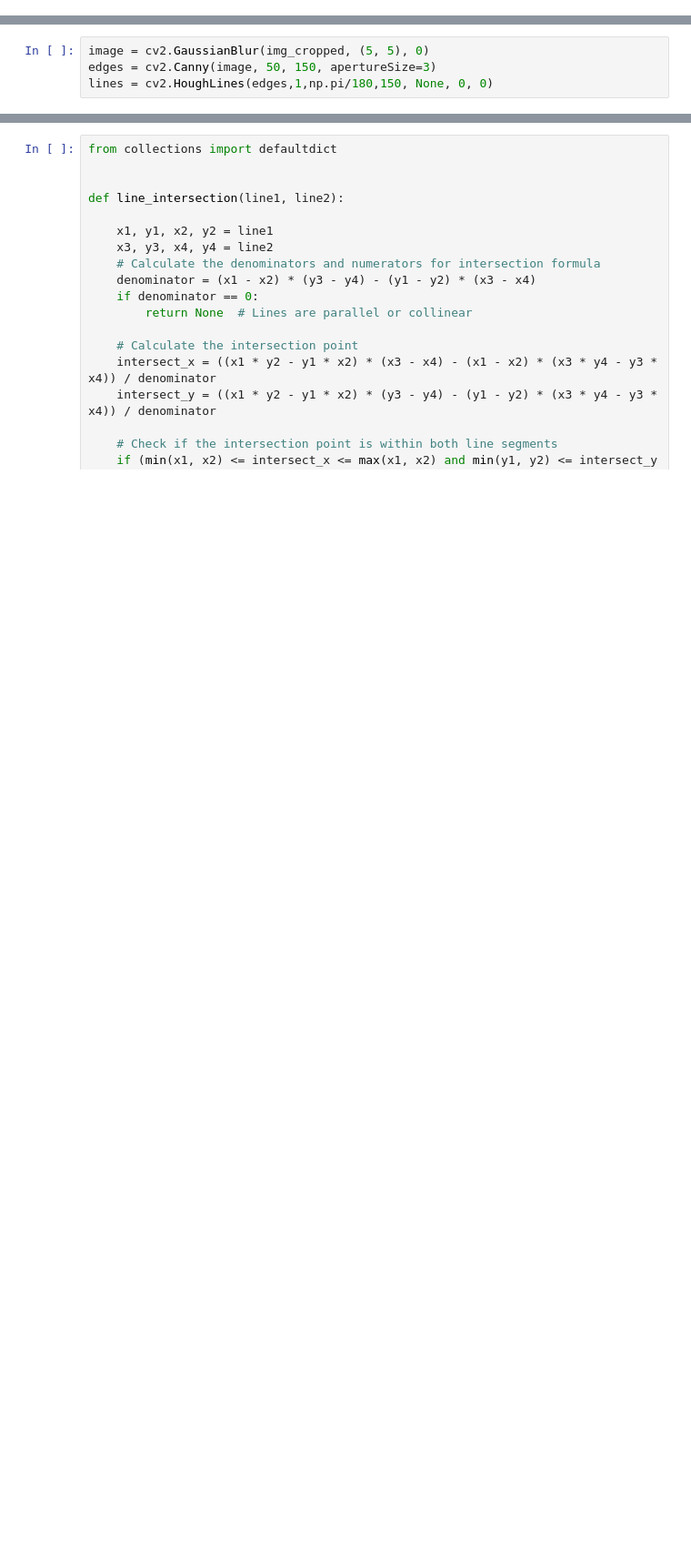
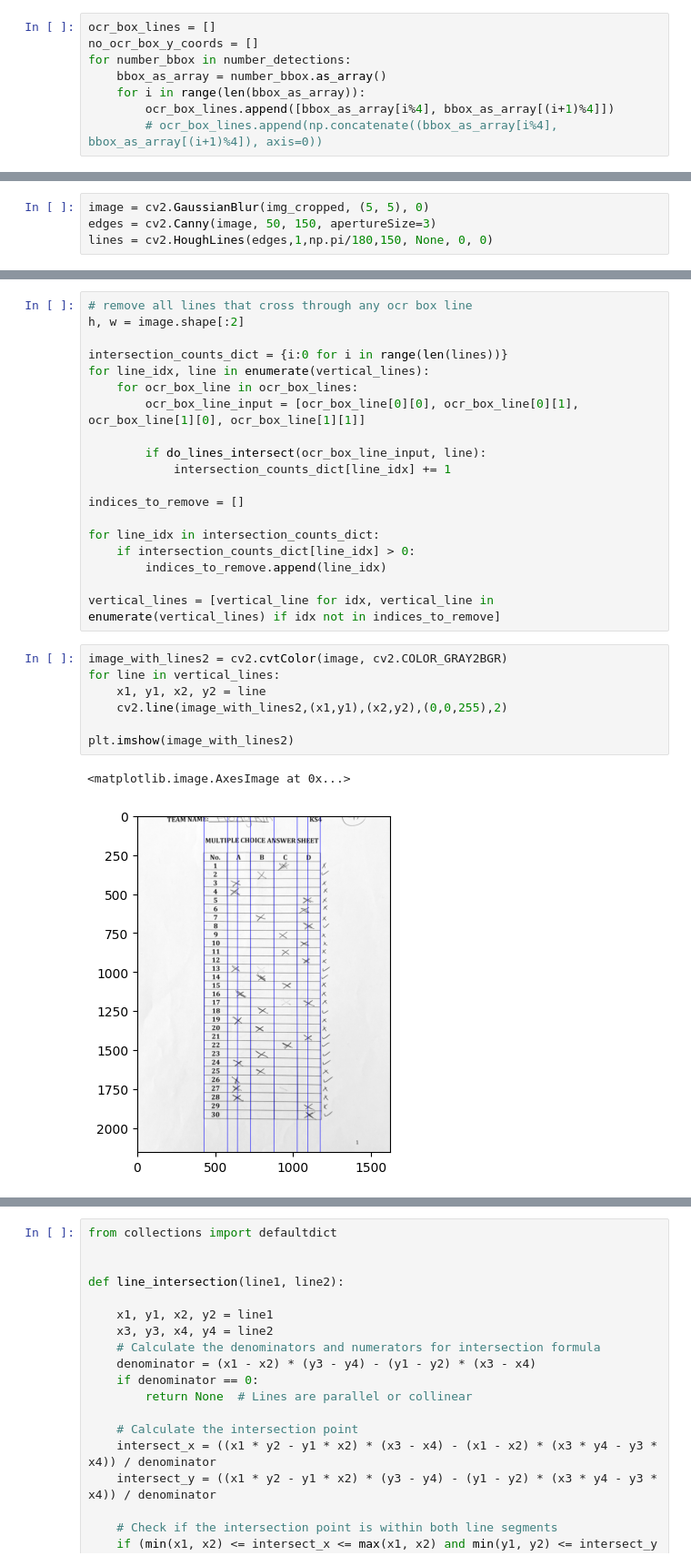
Before and after one commit to OliverSchamp/Vision.OPT_MULT, a Jupyter notebook: scripts/test_cropping.ipynb, the cells around one changed output, grey strips where cells are left out. Shown at 91% size. Cells and saved outputs as stored; diff of their text form; blank space fills up the shorter version.

```diff
--- a/scripts/test_cropping.ipynb
+++ b/scripts/test_cropping.ipynb
@@ -50,0 +58,8 @@ for result in results:
+# %%
+ocr_box_lines = []
+no_ocr_box_y_coords = []
+for number_bbox in number_detections:
+    bbox_as_array = number_bbox.as_array()
+    for i in range(len(bbox_as_array)):
+        ocr_box_lines.append([bbox_as_array[i%4], bbox_as_array[(i+1)%4]])
+        # ocr_box_lines.append(np.concatenate((bbox_as_array[i%4], bbox_as_array[(i+1)%4]), axis=0))
@@ -209,0 +238,29 @@ horizontal_lines = [horizontal_line for horizontal_line in horizontal_lines if h
+# %%
+# remove all lines that cross through any ocr box line
+h, w = image.shape[:2]
+
+intersection_counts_dict = {i:0 for i in range(len(lines))}
+for line_idx, line in enumerate(vertical_lines):
+    for ocr_box_line in ocr_box_lines:
+        ocr_box_line_input = [ocr_box_line[0][0], ocr_box_line[0][1], ocr_box_line[1][0], ocr_box_line[1][1]]
+
+        if do_lines_intersect(ocr_box_line_input, line):
+            intersection_counts_dict[line_idx] += 1
+
+indices_to_remove = []
+
+for line_idx in intersection_counts_dict:
+    if intersection_counts_dict[line_idx] > 0:
+        indices_to_remove.append(line_idx)
+
+vertical_lines = [vertical_line for idx, vertical_line in enumerate(vertical_lines) if idx not in indices_to_remove]
+# %%
+image_with_lines2 = cv2.cvtColor(image, cv2.COLOR_GRAY2BGR)
+for line in vertical_lines:
+    x1, y1, x2, y2 = line
+    cv2.line(image_with_lines2,(x1,y1),(x2,y2),(0,0,255),2)
+
+plt.imshow(image_with_lines2)
+# %% [output]
+<matplotlib.image.AxesImage at 0x...>
+[figure, added]
```
Also changed, not shown: parts of 15 cells of this notebook, 10 other files.
